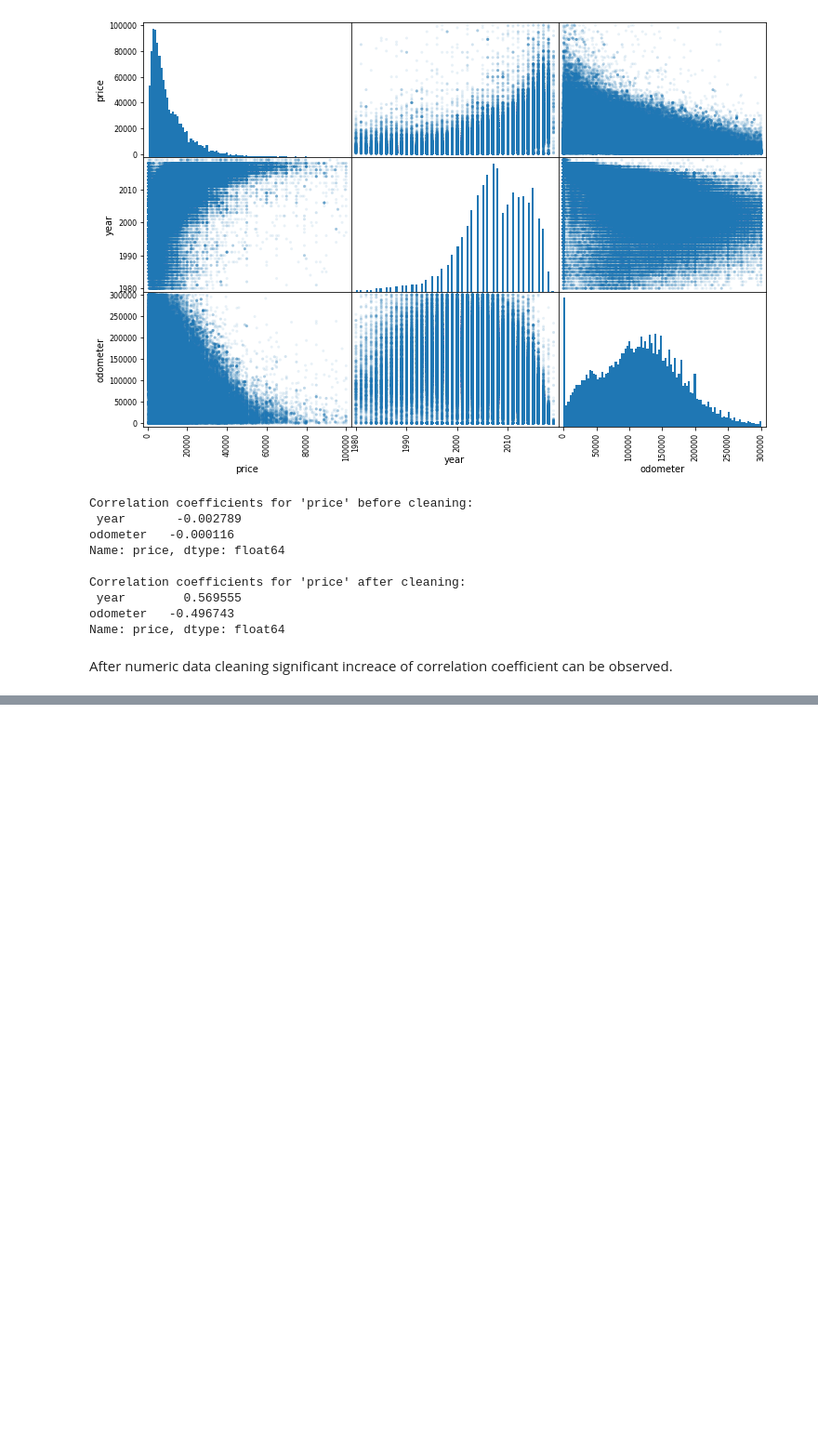
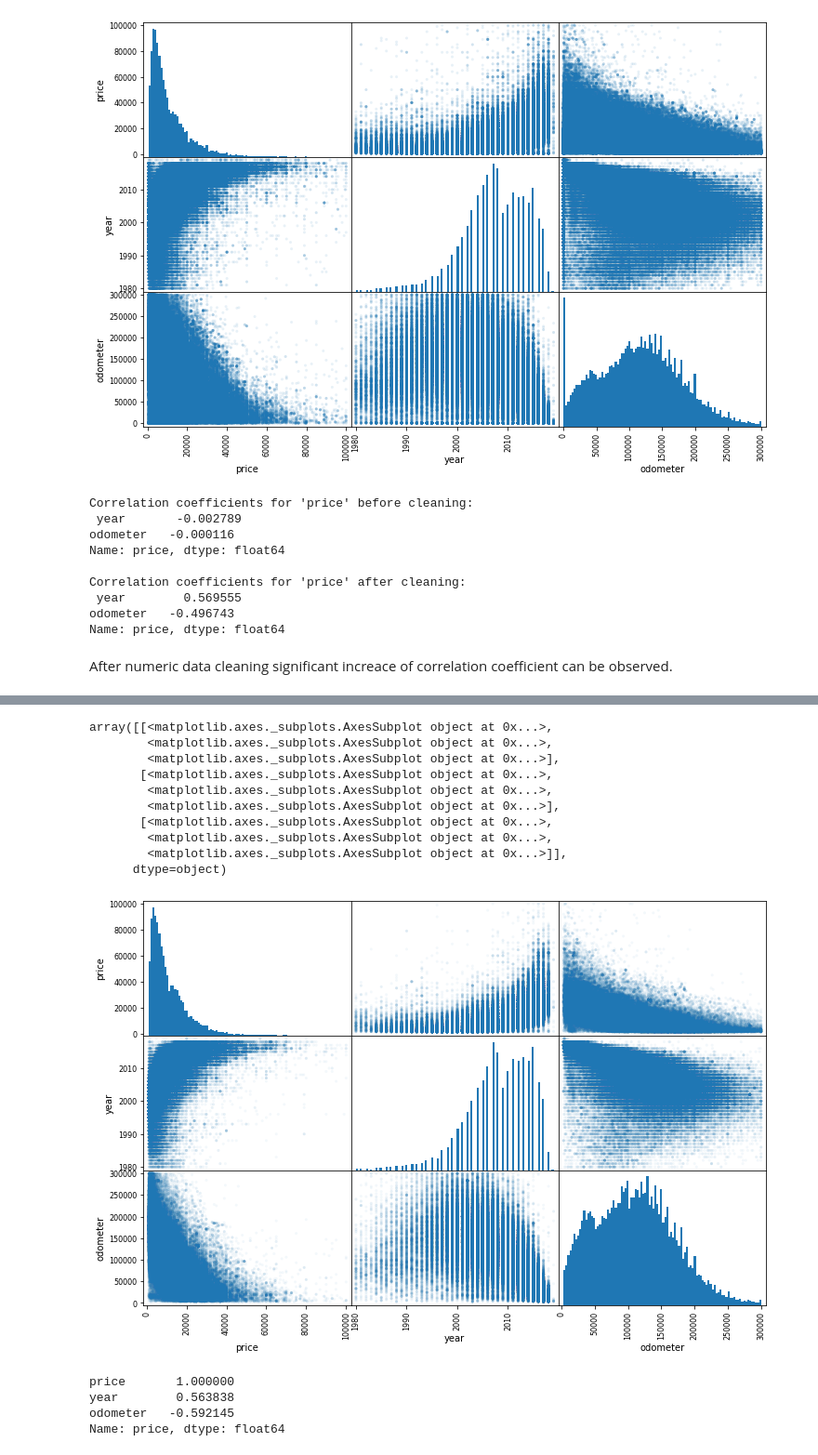
Before and after one commit to Michal-Pocztowski/Car-price-predictor, a Jupyter notebook: Cars.ipynb, the cells around one changed output, grey strips where cells are left out. Shown at 93% size. Drawn from its saved outputs; the diff is of its cells as text; code cells hidden in the pictures; blank space fills up the shorter version.

```diff
--- a/Cars.ipynb
+++ b/Cars.ipynb
@@ -669,0 +768,24 @@ After numeric data cleaning significant increace of correlation coefficient can
+# %%
+cars = cars[cars.odometer > 3000]
+cars = cars[cars.price > 1000]
+# %%
+scatter_matrix(cars[attr], figsize=(12, 8), alpha=0.05, hist_kwds={'bins': 100})
+# %% [output]
+array([[<matplotlib.axes._subplots.AxesSubplot object at 0x...>,
+        <matplotlib.axes._subplots.AxesSubplot object at 0x...>,
+        <matplotlib.axes._subplots.AxesSubplot object at 0x...>],
+       [<matplotlib.axes._subplots.AxesSubplot object at 0x...>,
+        <matplotlib.axes._subplots.AxesSubplot object at 0x...>,
+        <matplotlib.axes._subplots.AxesSubplot object at 0x...>],
+       [<matplotlib.axes._subplots.AxesSubplot object at 0x...>,
+        <matplotlib.axes._subplots.AxesSubplot object at 0x...>,
+        <matplotlib.axes._subplots.AxesSubplot object at 0x...>]],
+      dtype=object)
+[figure, added]
+# %%
+cars.corr()['price']
+# %% [output]
+price       1.000000
+year        0.563838
+odometer   -0.592145
+Name: price, dtype: float64
```
Also changed, not shown: parts of 16 cells of this notebook.
